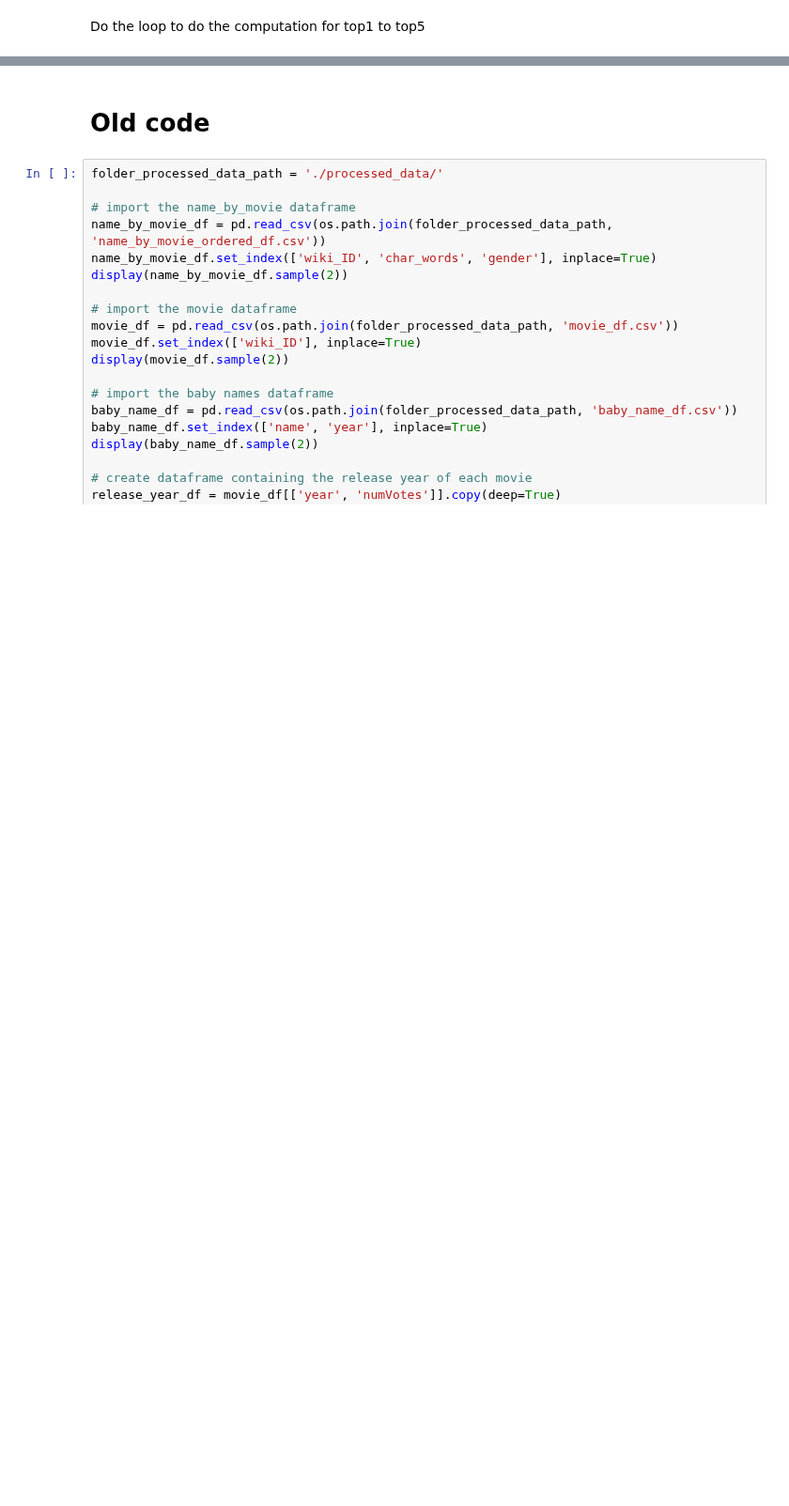
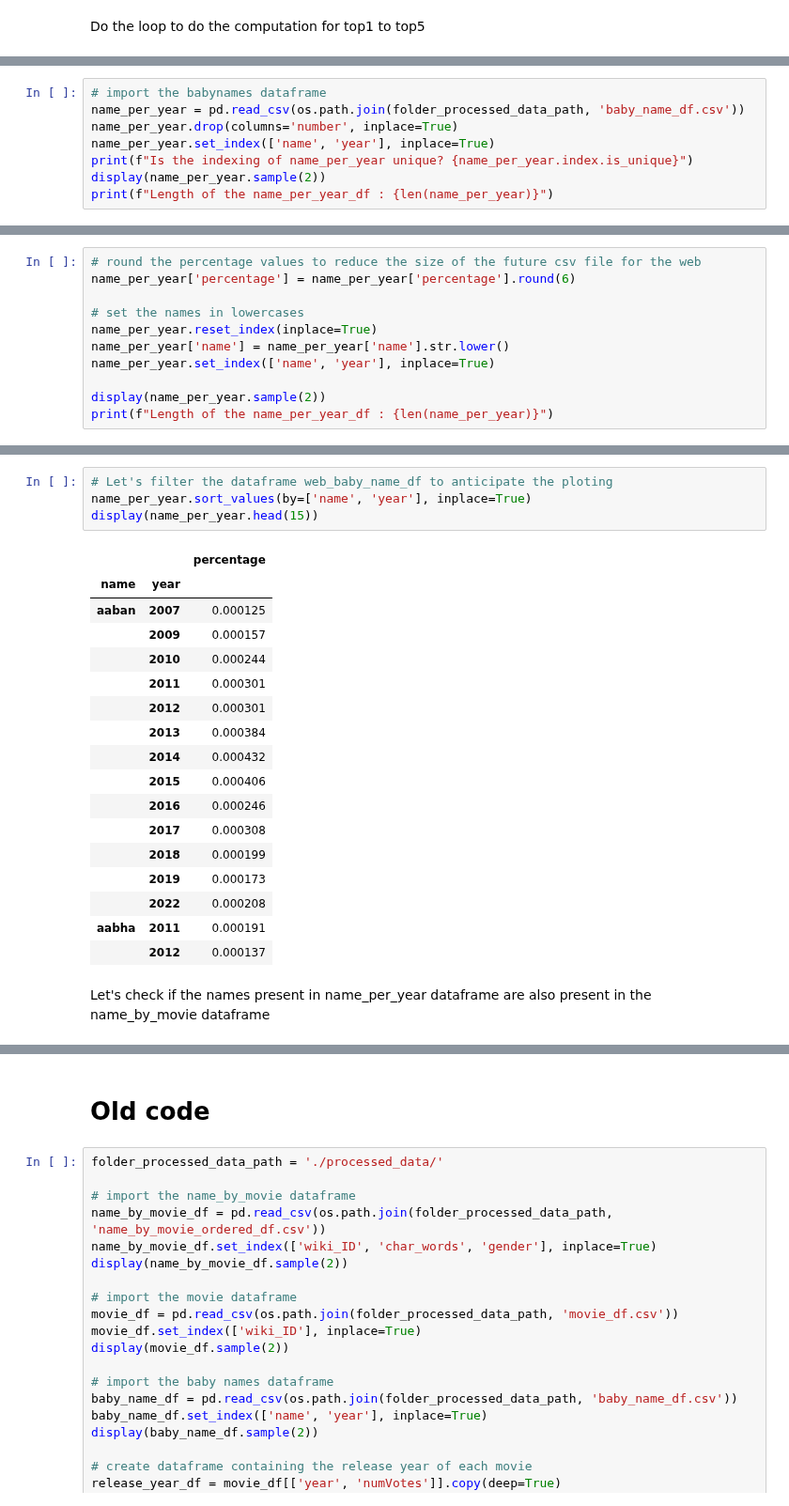
Before and after one commit to epfl-ada/ada-2023-project-abadakor, a Jupyter notebook: data/get_data_for_website.ipynb, the cells around one changed output, grey strips where cells are left out. Shown at 94% size. Cells and saved outputs as stored; diff of their text form; blank space fills up the shorter version.

```diff
--- a/data/get_data_for_website.ipynb
+++ b/data/get_data_for_website.ipynb
@@ -311,0 +269,8 @@ number of duplicates in movie_impact_df : 0
+# %%
+# import the babynames dataframe
+name_per_year = pd.read_csv(os.path.join(folder_processed_data_path, 'baby_name_df.csv'))
+name_per_year.drop(columns='number', inplace=True)
+name_per_year.set_index(['name', 'year'], inplace=True)
+print(f"Is the indexing of name_per_year unique? {name_per_year.index.is_unique}")
+display(name_per_year.sample(2))
+print(f"Length of the name_per_year_df : {len(name_per_year)}")
@@ -311,0 +284,11 @@ number of duplicates in movie_impact_df : 0
+# %%
+# round the percentage values to reduce the size of the future csv file for the web
+name_per_year['percentage'] = name_per_year['percentage'].round(6)
+
+# set the names in lowercases
+name_per_year.reset_index(inplace=True)
+name_per_year['name'] = name_per_year['name'].str.lower()
+name_per_year.set_index(['name', 'year'], inplace=True)
+
+display(name_per_year.sample(2))
+print(f"Length of the name_per_year_df : {len(name_per_year)}")
@@ -311,0 +301,24 @@ number of duplicates in movie_impact_df : 0
+# %%
+# Let's filter the dataframe web_baby_name_df to anticipate the ploting
+name_per_year.sort_values(by=['name', 'year'], inplace=True)
+display(name_per_year.head(15))
+# %% [output]
+|  |  | percentage |
+| name | year |  |
+| aaban | 2007 | 0.000125 |
+|  | 2009 | 0.000157 |
+|  | 2010 | 0.000244 |
+|  | 2011 | 0.000301 |
+|  | 2012 | 0.000301 |
+|  | 2013 | 0.000384 |
+|  | 2014 | 0.000432 |
+|  | 2015 | 0.000406 |
+|  | 2016 | 0.000246 |
+|  | 2017 | 0.000308 |
+|  | 2018 | 0.000199 |
+|  | 2019 | 0.000173 |
+|  | 2022 | 0.000208 |
+| aabha | 2011 | 0.000191 |
+|  | 2012 | 0.000137 |
+# %% [markdown]
+Let's check if the names present in name_per_year dataframe are also present in the name_by_movie dataframe
```
Also changed, not shown: parts of 32 cells of this notebook, 2 other files.
